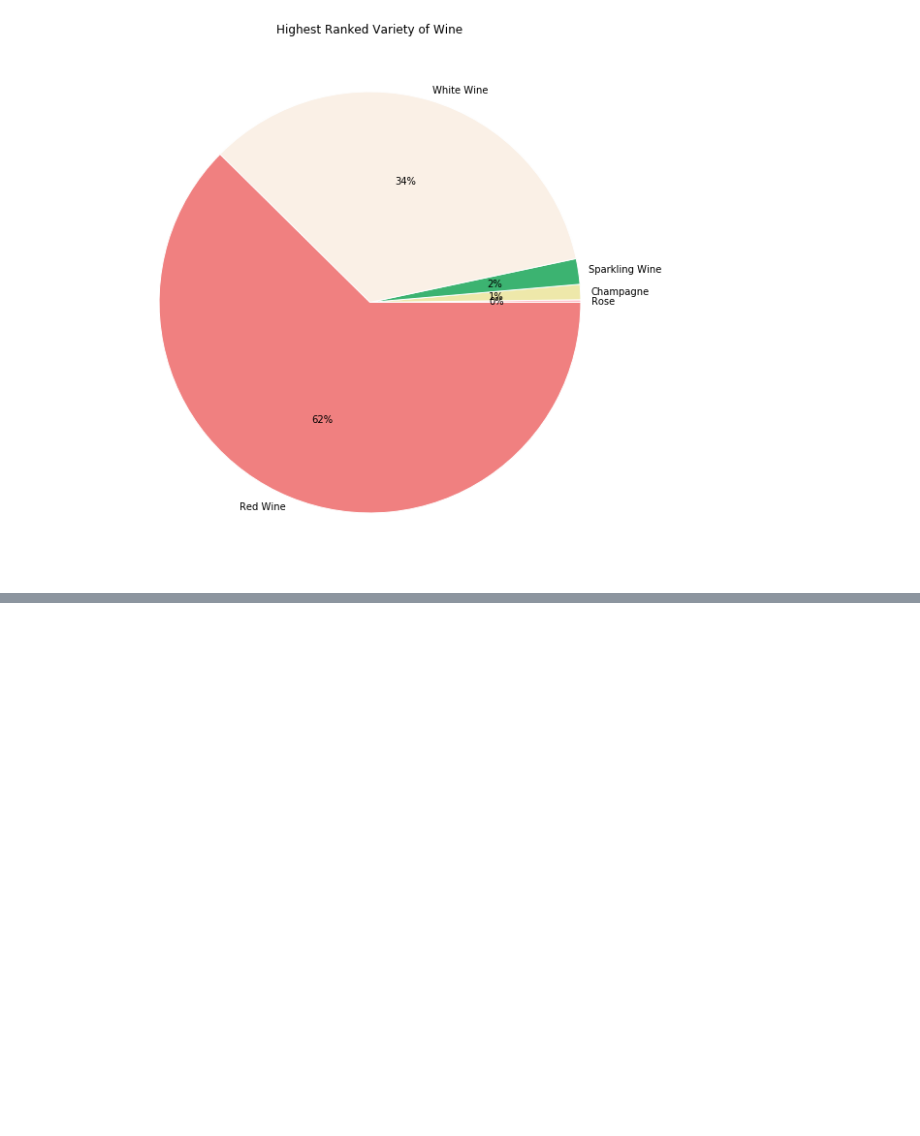
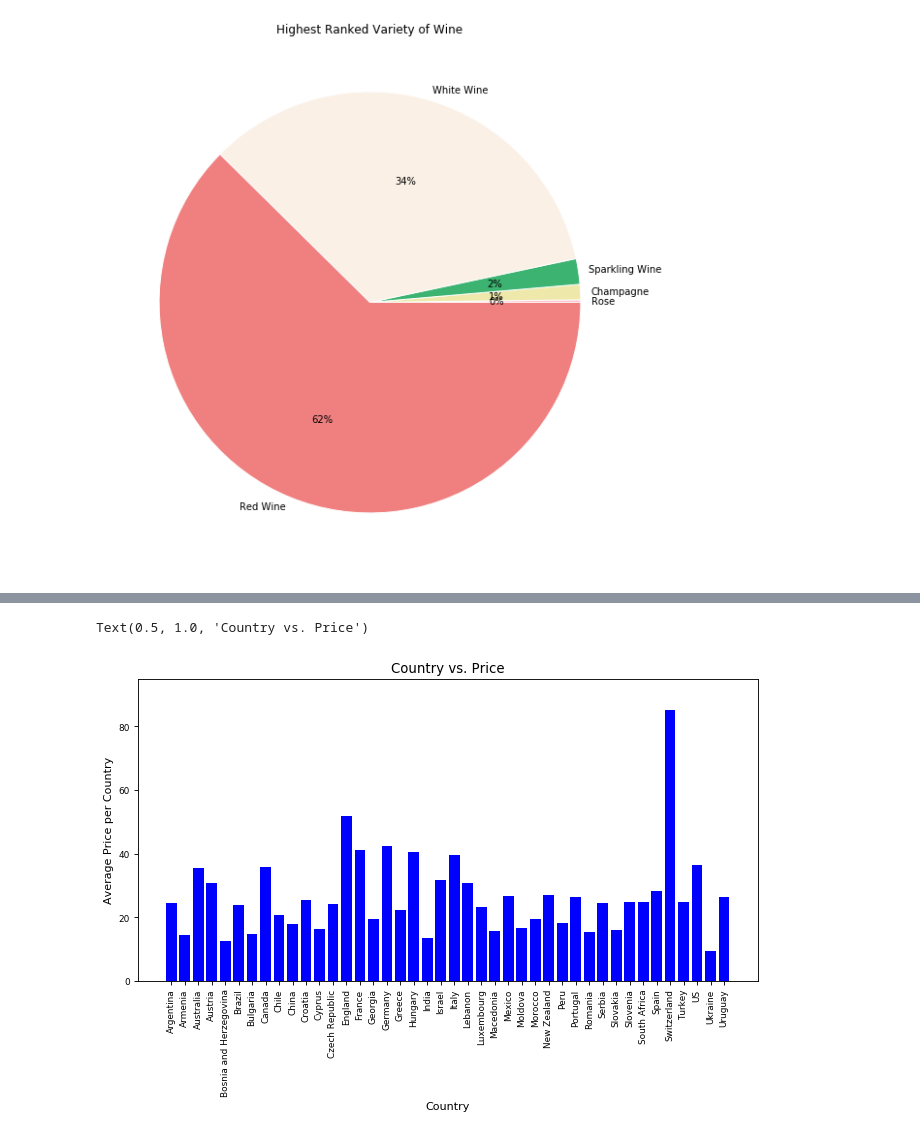
Before and after one commit to renatonico/Pygeons, a Jupyter notebook: notebooks/matt.ipynb, the cells around one changed output, grey strips where cells are left out. Drawn from its saved outputs; the diff is of its cells as text; code cells hidden in the pictures; blank space fills up the shorter version.

```diff
--- a/notebooks/matt.ipynb
+++ b/notebooks/matt.ipynb
@@ -149,0 +172,16 @@ plt.title("Country vs. Price")
+# %%
+from matplotlib.pyplot import figure
+figure(num=None, figsize=(10, 5), dpi=80, facecolor='w', edgecolor='k')
+
+plt.bar(df_variety["country"], df_variety["price"], color='b')
+plt.ylim([0,95])
+plt.xticks(rotation=90, fontsize=5)
+plt.xticks(size = 8)
+plt.yticks(size = 8)
+plt.xticks(rotation=90)
+plt.xlabel("Country")
+plt.ylabel("Average Price per Country")
+plt.title("Country vs. Price")
+# %% [output]
+Text(0.5, 1.0, 'Country vs. Price')
+[figure, added]
```
Also changed, not shown: parts of 5 cells of this notebook.
